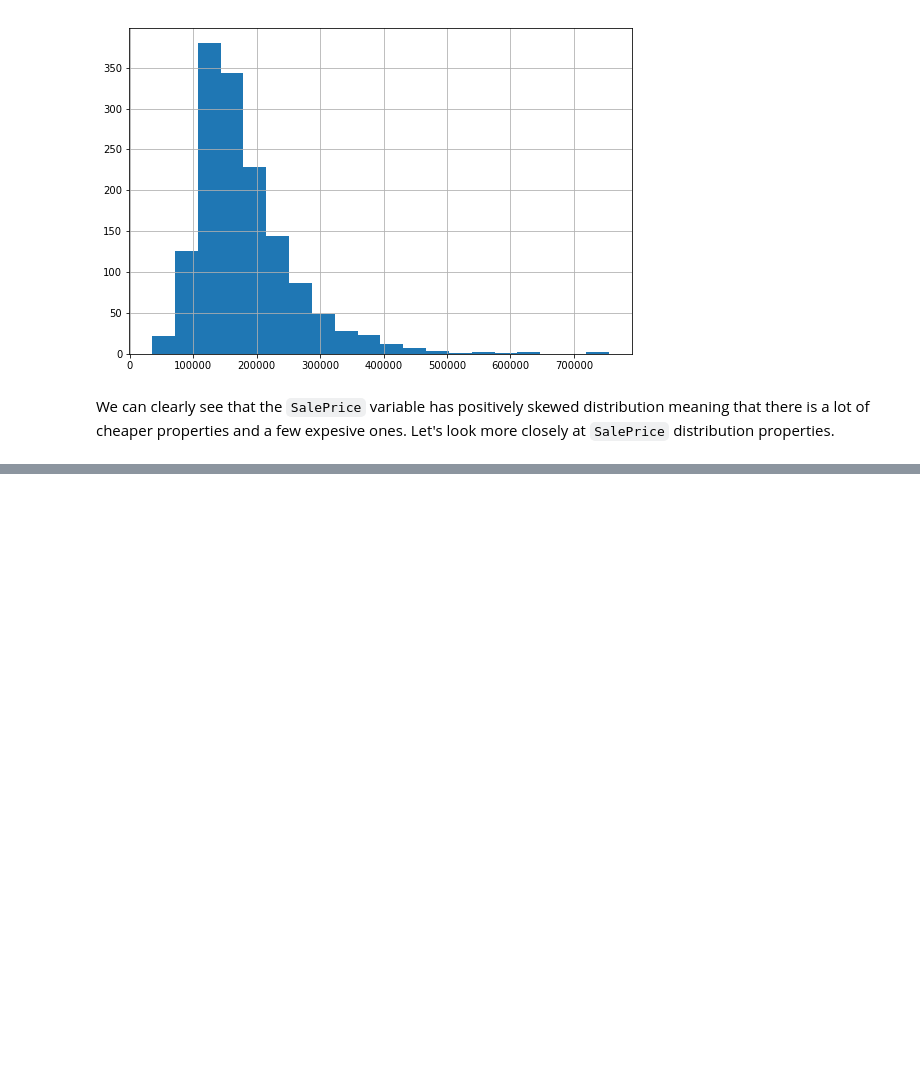
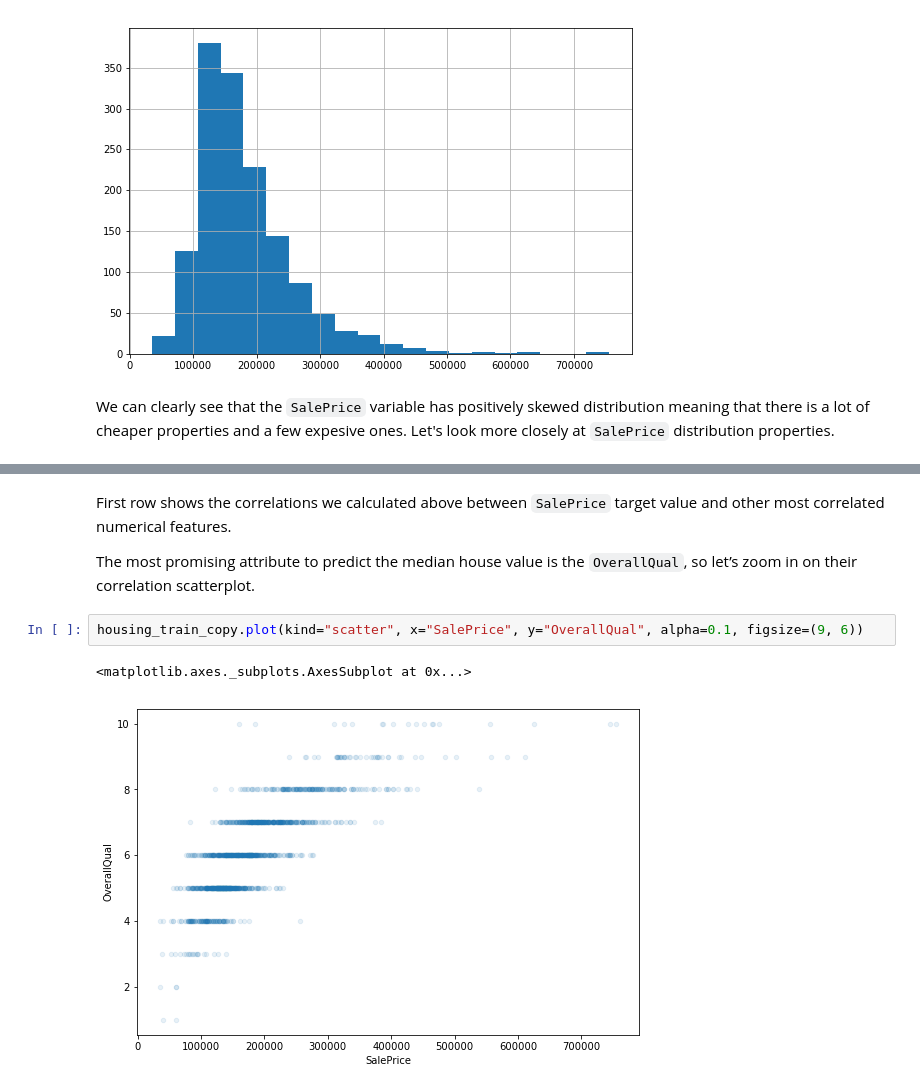
Before and after one commit to msznajder/ames_house_prices_kaggle, a Jupyter notebook: ames_house_prices_kaggle_competition.ipynb, the cells around one changed output, grey strips where cells are left out. Saved outputs shown, nothing was run; the diff lists cells and outputs as text; blank space fills up the shorter version.

```diff
--- a/ames_house_prices_kaggle_competition.ipynb
+++ b/ames_house_prices_kaggle_competition.ipynb
@@ -174,0 +212,9 @@ NEXT: Go through various numerical features and look at which seems to be promis
+# %% [markdown]
+First row shows the correlations we calculated above between `SalePrice` target value and other most correlated numerical features.
+
+The most promising attribute to predict the median house value is the `OverallQual`, so let’s zoom in on their correlation scatterplot.
+# %%
+housing_train_copy.plot(kind="scatter", x="SalePrice", y="OverallQual", alpha=0.1, figsize=(9, 6))
+# %% [output]
+<matplotlib.axes._subplots.AxesSubplot at 0x...>
+[figure, added]
```
Also changed, not shown: parts of 41 cells of this notebook.
